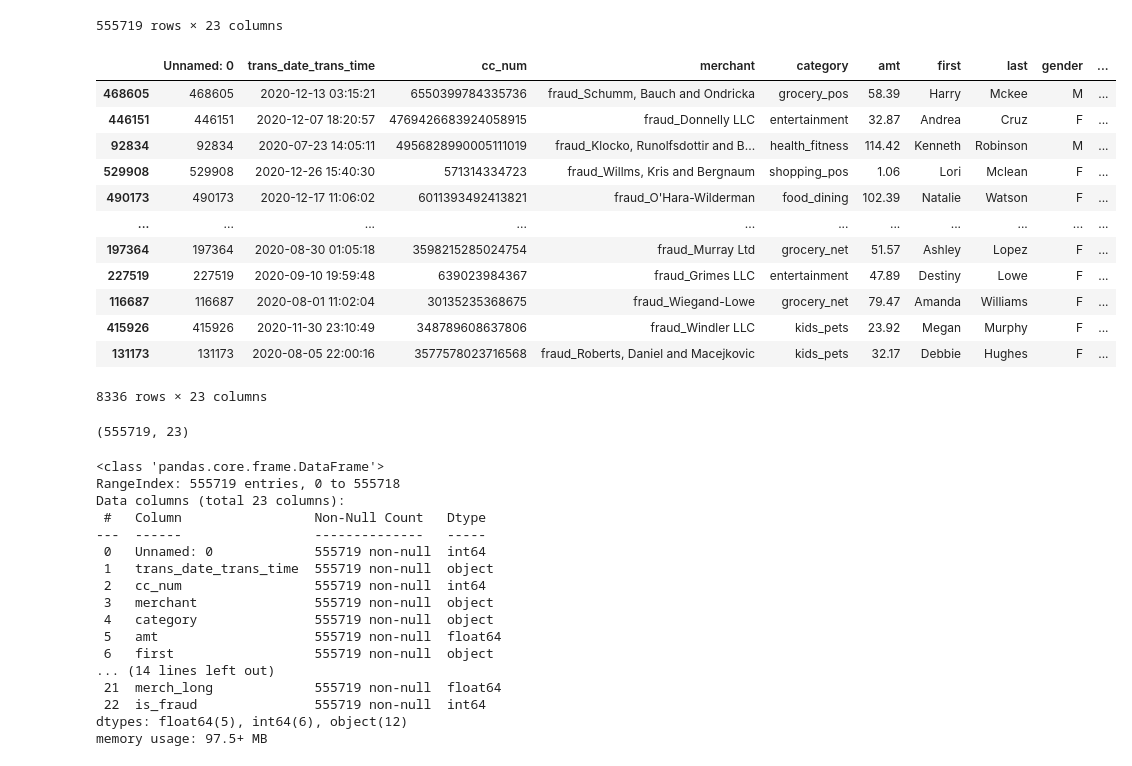
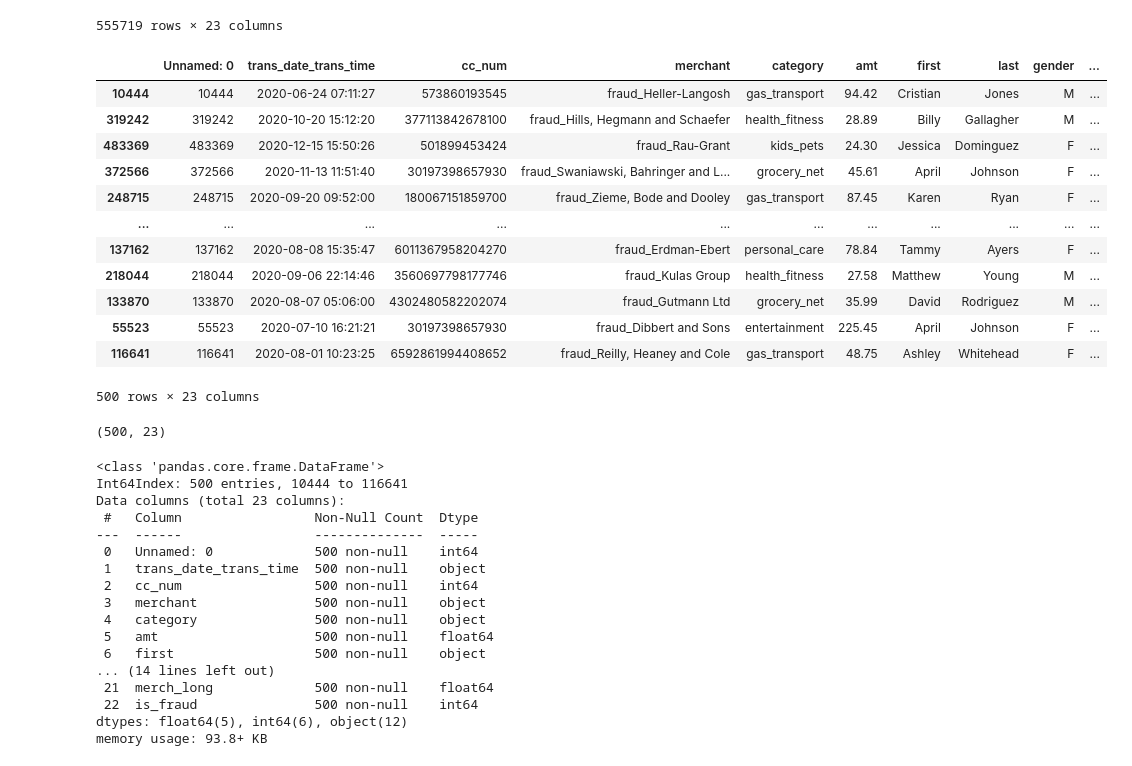
Before and after one commit to joshIsac/DeepLearningLab, a Jupyter notebook: 2348523_Multilayer_perceptron_lab2.ipynb, the cells around one changed output. Saved outputs shown, nothing was run; the diff lists cells and outputs as text; code cells hidden in the pictures.

```diff
--- a/2348523_Multilayer_perceptron_lab2.ipynb
+++ b/2348523_Multilayer_perceptron_lab2.ipynb
@@ -31,46 +31,46 @@ cred_data1
 555719 rows × 23 columns
 # %%
 #take only certain samples
-df=cred_data1.sample(frac =0.015)
+df=cred_data1.sample(500)
 df
 # %% [output]
 |  | Unnamed: 0 | trans_date_trans_time | cc_num | merchant | category | amt | first | last | gender | ... |
-| 468605 | 468605 | 2020-12-13 03:15:21 | 6550399784335736 | fraud_Schumm, Bauch and Ondricka | grocery_pos | 58.39 | Harry | Mckee | M | ... |
-| 446151 | 446151 | 2020-12-07 18:20:57 | 4769426683924058915 | fraud_Donnelly LLC | entertainment | 32.87 | Andrea | Cruz | F | ... |
-| 92834 | 92834 | 2020-07-23 14:05:11 | 4956828990005111019 | fraud_Klocko, Runolfsdottir and B... | health_fitness | 114.42 | Kenneth | Robinson | M | ... |
-| 529908 | 529908 | 2020-12-26 15:40:30 | 571314334723 | fraud_Willms, Kris and Bergnaum | shopping_pos | 1.06 | Lori | Mclean | F | ... |
-| 490173 | 490173 | 2020-12-17 11:06:02 | 6011393492413821 | fraud_O'Hara-Wilderman | food_dining | 102.39 | Natalie | Watson | F | ... |
+| 10444 | 10444 | 2020-06-24 07:11:27 | 573860193545 | fraud_Heller-Langosh | gas_transport | 94.42 | Cristian | Jones | M | ... |
+| 319242 | 319242 | 2020-10-20 15:12:20 | 377113842678100 | fraud_Hills, Hegmann and Schaefer | health_fitness | 28.89 | Billy | Gallagher | M | ... |
+| 483369 | 483369 | 2020-12-15 15:50:26 | 501899453424 | fraud_Rau-Grant | kids_pets | 24.30 | Jessica | Dominguez | F | ... |
+| 372566 | 372566 | 2020-11-13 11:51:40 | 30197398657930 | fraud_Swaniawski, Bahringer and L... | grocery_net | 45.61 | April | Johnson | F | ... |
+| 248715 | 248715 | 2020-09-20 09:52:00 | 180067151859700 | fraud_Zieme, Bode and Dooley | gas_transport | 87.45 | Karen | Ryan | F | ... |
 | ... | ... | ... | ... | ... | ... | ... | ... | ... | ... | ... |
-| 197364 | 197364 | 2020-08-30 01:05:18 | 3598215285024754 | fraud_Murray Ltd | grocery_net | 51.57 | Ashley | Lopez | F | ... |
-| 227519 | 227519 | 2020-09-10 19:59:48 | 639023984367 | fraud_Grimes LLC | entertainment | 47.89 | Destiny | Lowe | F | ... |
-| 116687 | 116687 | 2020-08-01 11:02:04 | 30135235368675 | fraud_Wiegand-Lowe | grocery_net | 79.47 | Amanda | Williams | F | ... |
-| 415926 | 415926 | 2020-11-30 23:10:49 | 348789608637806 | fraud_Windler LLC | kids_pets | 23.92 | Megan | Murphy | F | ... |
-| 131173 | 131173 | 2020-08-05 22:00:16 | 3577578023716568 | fraud_Roberts, Daniel and Macejkovic | kids_pets | 32.17 | Debbie | Hughes | F | ... |
+| 137162 | 137162 | 2020-08-08 15:35:47 | 6011367958204270 | fraud_Erdman-Ebert | personal_care | 78.84 | Tammy | Ayers | F | ... |
+| 218044 | 218044 | 2020-09-06 22:14:46 | 3560697798177746 | fraud_Kulas Group | health_fitness | 27.58 | Matthew | Young | M | ... |
+| 133870 | 133870 | 2020-08-07 05:06:00 | 4302480582202074 | fraud_Gutmann Ltd | grocery_net | 35.99 | David | Rodriguez | M | ... |
+| 55523 | 55523 | 2020-07-10 16:21:21 | 30197398657930 | fraud_Dibbert and Sons | entertainment | 225.45 | April | Johnson | F | ... |
+| 116641 | 116641 | 2020-08-01 10:23:25 | 6592861994408652 | fraud_Reilly, Heaney and Cole | gas_transport | 48.75 | Ashley | Whitehead | F | ... |
-8336 rows × 23 columns
+500 rows × 23 columns
 # %%
 #shape of the dataset
-cred_data1.shape
+df.shape
 # %% [output]
-(555719, 23)
+(500, 23)
 # %%
 #checking the dataset information
-cred_data1.info()
+df.info()
 # %% [output]
 <class 'pandas.core.frame.DataFrame'>
-RangeIndex: 555719 entries, 0 to 555718
+Int64Index: 500 entries, 10444 to 116641
 Data columns (total 23 columns):
- #   Column                 Non-Null Count   Dtype
----  ------                 --------------   -----
- 0   Unnamed: 0             555719 non-null  int64
- 1   trans_date_trans_time  555719 non-null  object
- 2   cc_num                 555719 non-null  int64
- 3   merchant               555719 non-null  object
- 4   category               555719 non-null  object
- 5   amt                    555719 non-null  float64
- 6   first                  555719 non-null  object
+ #   Column                 Non-Null Count  Dtype
+---  ------                 --------------  -----
+ 0   Unnamed: 0             500 non-null    int64
+ 1   trans_date_trans_time  500 non-null    object
+ 2   cc_num                 500 non-null    int64
+ 3   merchant               500 non-null    object
+ 4   category               500 non-null    object
+ 5   amt                    500 non-null    float64
+ 6   first                  500 non-null    object
 ... (14 lines left out)
- 21  merch_long             555719 non-null  float64
- 22  is_fraud               555719 non-null  int64
+ 21  merch_long             500 non-null    float64
+ 22  is_fraud               500 non-null    int64
 dtypes: float64(5), int64(6), object(12)
-memory usage: 97.5+ MB
+memory usage: 93.8+ KB
 # %%
```
Also changed, not shown: parts of 4 cells of this notebook.
